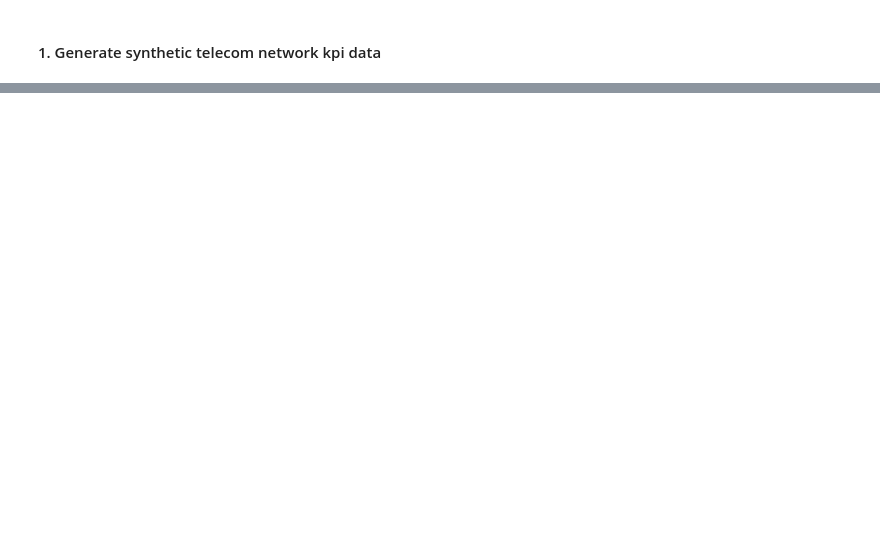
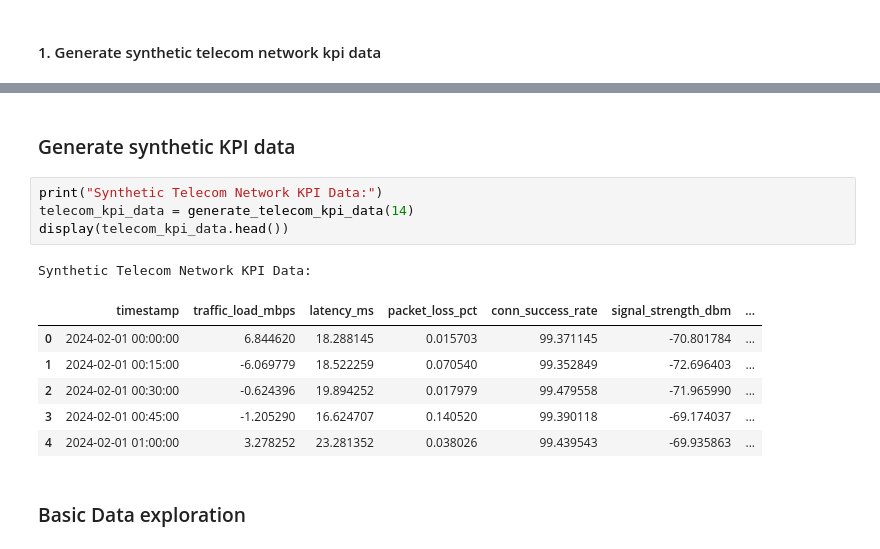
Before and after one commit to kiran2906/telecom_nw_anomaly, a Jupyter notebook: notebooks/data_exploration.ipynb, the cells around one changed output, grey strips where cells are left out. Drawn from its saved outputs; the diff is of its cells as text; blank space fills up the shorter version.

```diff
--- a/notebooks/data_exploration.ipynb
+++ b/notebooks/data_exploration.ipynb
@@ -75,0 +132,16 @@ def generate_telecom_kpi_data(days=14, samples_per_day=96):
+# %% [markdown]
+### Generate synthetic KPI data
+# %%
+print("Synthetic Telecom Network KPI Data:")
+telecom_kpi_data = generate_telecom_kpi_data(14)
+display(telecom_kpi_data.head())
+# %% [output]
+Synthetic Telecom Network KPI Data:
+|  | timestamp | traffic_load_mbps | latency_ms | packet_loss_pct | conn_success_rate | signal_strength_dbm | ... |
+| 0 | 2024-02-01 00:00:00 | 6.844620 | 18.288145 | 0.015703 | 99.371145 | -70.801784 | ... |
+| 1 | 2024-02-01 00:15:00 | -6.069779 | 18.522259 | 0.070540 | 99.352849 | -72.696403 | ... |
+| 2 | 2024-02-01 00:30:00 | -0.624396 | 19.894252 | 0.017979 | 99.479558 | -71.965990 | ... |
+| 3 | 2024-02-01 00:45:00 | -1.205290 | 16.624707 | 0.140520 | 99.390118 | -69.174037 | ... |
+| 4 | 2024-02-01 01:00:00 | 3.278252 | 23.281352 | 0.038026 | 99.439543 | -69.935863 | ... |
+# %% [markdown]
+### Basic Data exploration
```
Also changed, not shown: parts of 9 cells of this notebook, 5 other files.
